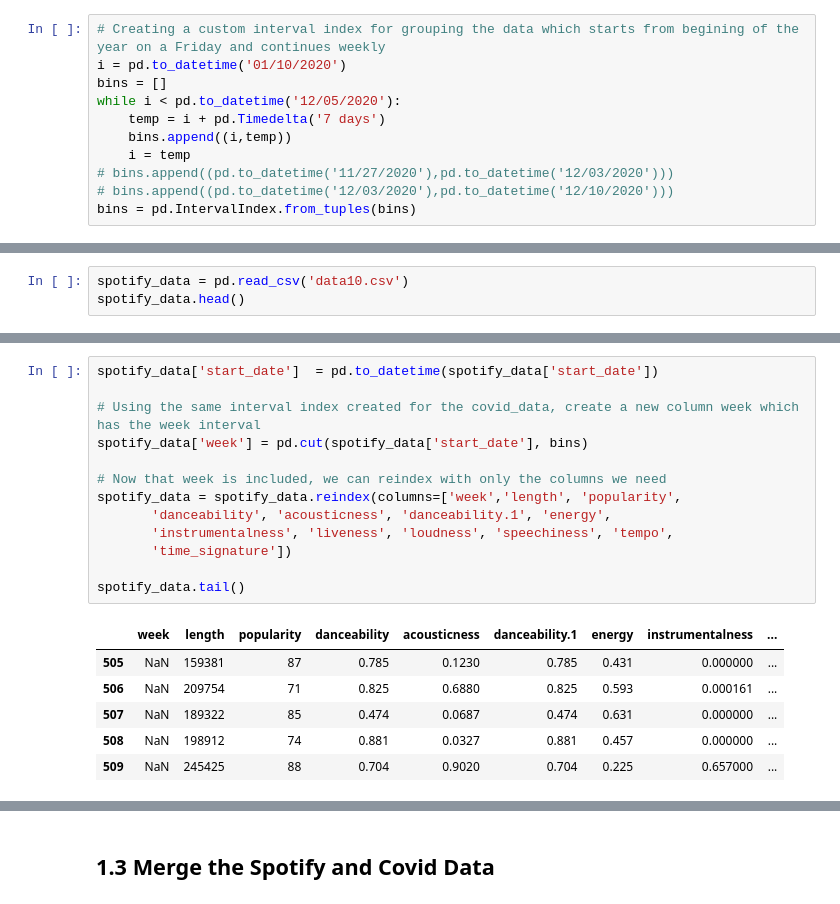
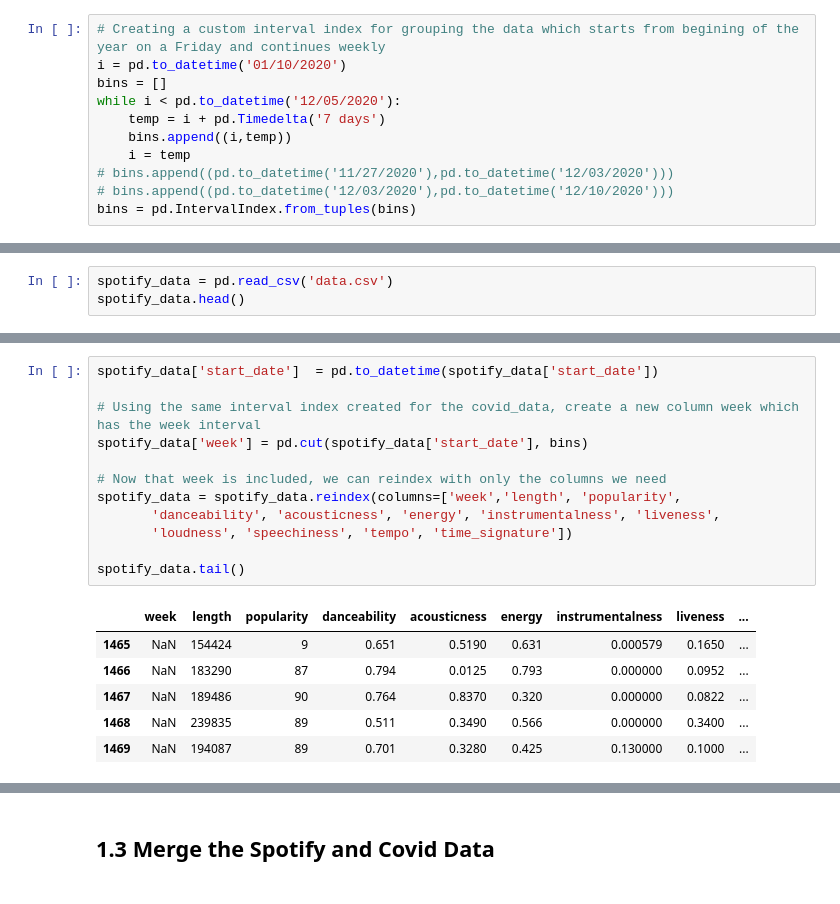
Before and after one commit to sonyal/COVIDSpotifyTrends, a Jupyter notebook: final.ipynb, the cells around one changed output, grey strips where cells are left out. Drawn from its saved outputs; the diff is of its cells as text.

```diff
--- a/final.ipynb
+++ b/final.ipynb
@@ -101,5 +101,5 @@ As mentioned above, the weekly Spotify top 10 list for 2020 has been downloaded
 # %%
-spotify_data = pd.read_csv('data10.csv')
+spotify_data = pd.read_csv('data.csv')
 spotify_data.head()
 # %% [output]
 |  | name | album | artist | release_date | length | popularity | danceability | acousticness | ... |
@@ -111,23 +111,22 @@ spotify_data.head()
 # %%
 spotify_data['start_date']  = pd.to_datetime(spotify_data['start_date'])
 
 # Using the same interval index created for the covid_data, create a new column week which has the week interval
 spotify_data['week'] = pd.cut(spotify_data['start_date'], bins)
 
 # Now that week is included, we can reindex with only the columns we need
 spotify_data = spotify_data.reindex(columns=['week','length', 'popularity',
-       'danceability', 'acousticness', 'danceability.1', 'energy',
-       'instrumentalness', 'liveness', 'loudness', 'speechiness', 'tempo',
-       'time_signature'])
+       'danceability', 'acousticness', 'energy', 'instrumentalness', 'liveness',
+       'loudness', 'speechiness', 'tempo', 'time_signature'])
 
 spotify_data.tail()
 # %% [output]
-|  | week | length | popularity | danceability | acousticness | danceability.1 | energy | instrumentalness | ... |
-| 505 | NaN | 159381 | 87 | 0.785 | 0.1230 | 0.785 | 0.431 | 0.000000 | ... |
-| 506 | NaN | 209754 | 71 | 0.825 | 0.6880 | 0.825 | 0.593 | 0.000161 | ... |
-| 507 | NaN | 189322 | 85 | 0.474 | 0.0687 | 0.474 | 0.631 | 0.000000 | ... |
-| 508 | NaN | 198912 | 74 | 0.881 | 0.0327 | 0.881 | 0.457 | 0.000000 | ... |
-| 509 | NaN | 245425 | 88 | 0.704 | 0.9020 | 0.704 | 0.225 | 0.657000 | ... |
+|  | week | length | popularity | danceability | acousticness | energy | instrumentalness | liveness | ... |
+| 1465 | NaN | 154424 | 9 | 0.651 | 0.5190 | 0.631 | 0.000579 | 0.1650 | ... |
+| 1466 | NaN | 183290 | 87 | 0.794 | 0.0125 | 0.793 | 0.000000 | 0.0952 | ... |
+| 1467 | NaN | 189486 | 90 | 0.764 | 0.8370 | 0.320 | 0.000000 | 0.0822 | ... |
+| 1468 | NaN | 239835 | 89 | 0.511 | 0.3490 | 0.566 | 0.000000 | 0.3400 | ... |
+| 1469 | NaN | 194087 | 89 | 0.701 | 0.3280 | 0.425 | 0.130000 | 0.1000 | ... |
 # %%
 # Now that every row has a week interval, they will be grouped with the mean for each column. The following table will contain
 # Spotify data during the pandemic
```
Also changed, not shown: parts of 26 cells of this notebook.
